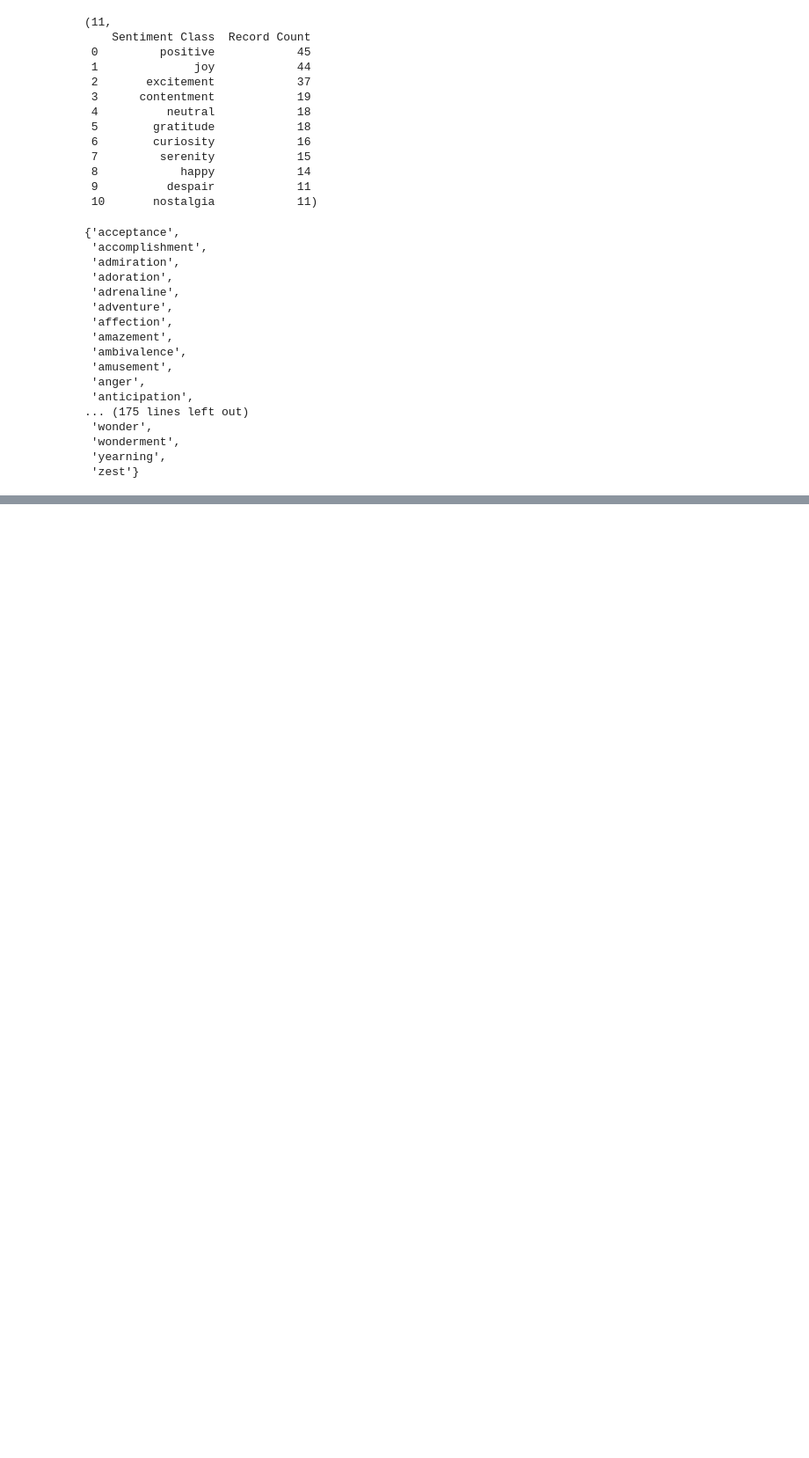
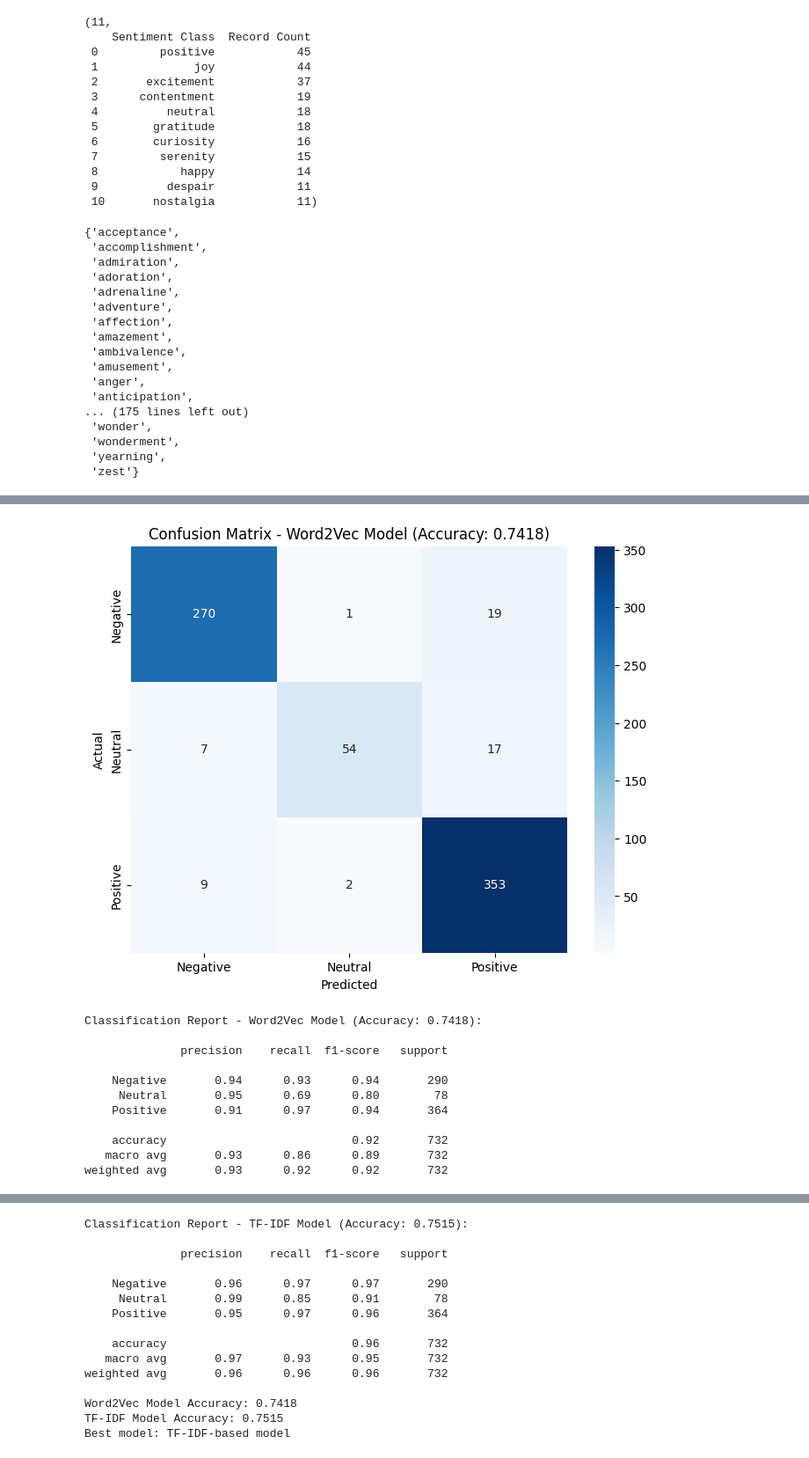
Before and after one commit to Vaibhavvv24/NLP, a Jupyter notebook: Assignment2/FINAL-Q2.ipynb, the cells around one changed output, grey strips where cells are left out. Shown: that part at 88% size. Saved outputs shown, nothing was run; the diff lists cells and outputs as text; code cells hidden in the pictures; blank space fills up the shorter version.

```diff
--- a/Assignment2/FINAL-Q2.ipynb
+++ b/Assignment2/FINAL-Q2.ipynb
@@ -306,23 +369,31 @@ from sklearn.metrics import confusion_matrix, classification_report
 import seaborn as sns
 import matplotlib.pyplot as plt
 import numpy as np
-=
+
 y_pred_w2v = np.argmax(model_w2v.predict(X_w2v), axis=1)
 y_pred_tfidf = np.argmax(model_tfidf.predict(X_tfidf), axis=1)
 
-def plot_confusion_matrix(y_true, y_pred, model_name):
+def plot_confusion_matrix(y_true, y_pred, model_name, accuracy):
     cm = confusion_matrix(y_true, y_pred)
 
     plt.figure(figsize=(8, 6))
     sns.heatmap(cm, annot=True, fmt='d', cmap='Blues', xticklabels=label_encoder.classes_, yticklabels=label_encoder.classes_)
     plt.xlabel('Predicted')
     plt.ylabel('Actual')
-    plt.title(f'Confusion Matrix - {model_name}')
+    plt.title(f'Confusion Matrix - {model_name} (Accuracy: {accuracy:.4f})')
     plt.show()
 
-    print(f"Classification Report - {model_name}:\n")
+    print(f"Classification Report - {model_name} (Accuracy: {accuracy:.4f}):\n")
     print(classification_report(y_true, y_pred, target_names=label_encoder.classes_))
-=
-plot_confusion_matrix(y, y_pred_w2v, "Word2Vec Model")
 
-plot_confusion_matrix(y, y_pred_tfidf, "TF-IDF Model")
+plot_confusion_matrix(y, y_pred_w2v, "Word2Vec Model", mean_accuracy_w2v)
+
+plot_confusion_matrix(y, y_pred_tfidf, "TF-IDF Model", mean_accuracy_tfidf)
+
+print(f"Word2Vec Model Accuracy: {mean_accuracy_w2v:.4f}")
+print(f"TF-IDF Model Accuracy: {mean_accuracy_tfidf:.4f}")
+if mean_accuracy_w2v > mean_accuracy_tfidf:
+    print("Best model: Word2Vec-based model")
+else:
+    print("Best model: TF-IDF-based model")
+# %% [output]
@@ -328,0 +402,12 @@ plot_confusion_matrix(y, y_pred_tfidf, "TF-IDF Model")
+[figure, added]
+Classification Report - Word2Vec Model (Accuracy: 0.7418):
+
+              precision    recall  f1-score   support
+
+    Negative       0.94      0.93      0.94       290
+     Neutral       0.95      0.69      0.80        78
+    Positive       0.91      0.97      0.94       364
+
+    accuracy                           0.92       732
+   macro avg       0.93      0.86      0.89       732
+weighted avg       0.93      0.92      0.92       732
@@ -328,0 +415,15 @@ plot_confusion_matrix(y, y_pred_tfidf, "TF-IDF Model")
+Classification Report - TF-IDF Model (Accuracy: 0.7515):
+
+              precision    recall  f1-score   support
+
+    Negative       0.96      0.97      0.97       290
+     Neutral       0.99      0.85      0.91        78
+    Positive       0.95      0.97      0.96       364
+
+    accuracy                           0.96       732
+   macro avg       0.97      0.93      0.95       732
+weighted avg       0.96      0.96      0.96       732
+
+Word2Vec Model Accuracy: 0.7418
+TF-IDF Model Accuracy: 0.7515
+Best model: TF-IDF-based model
```
Also changed, not shown: parts of 4 cells of this notebook.
